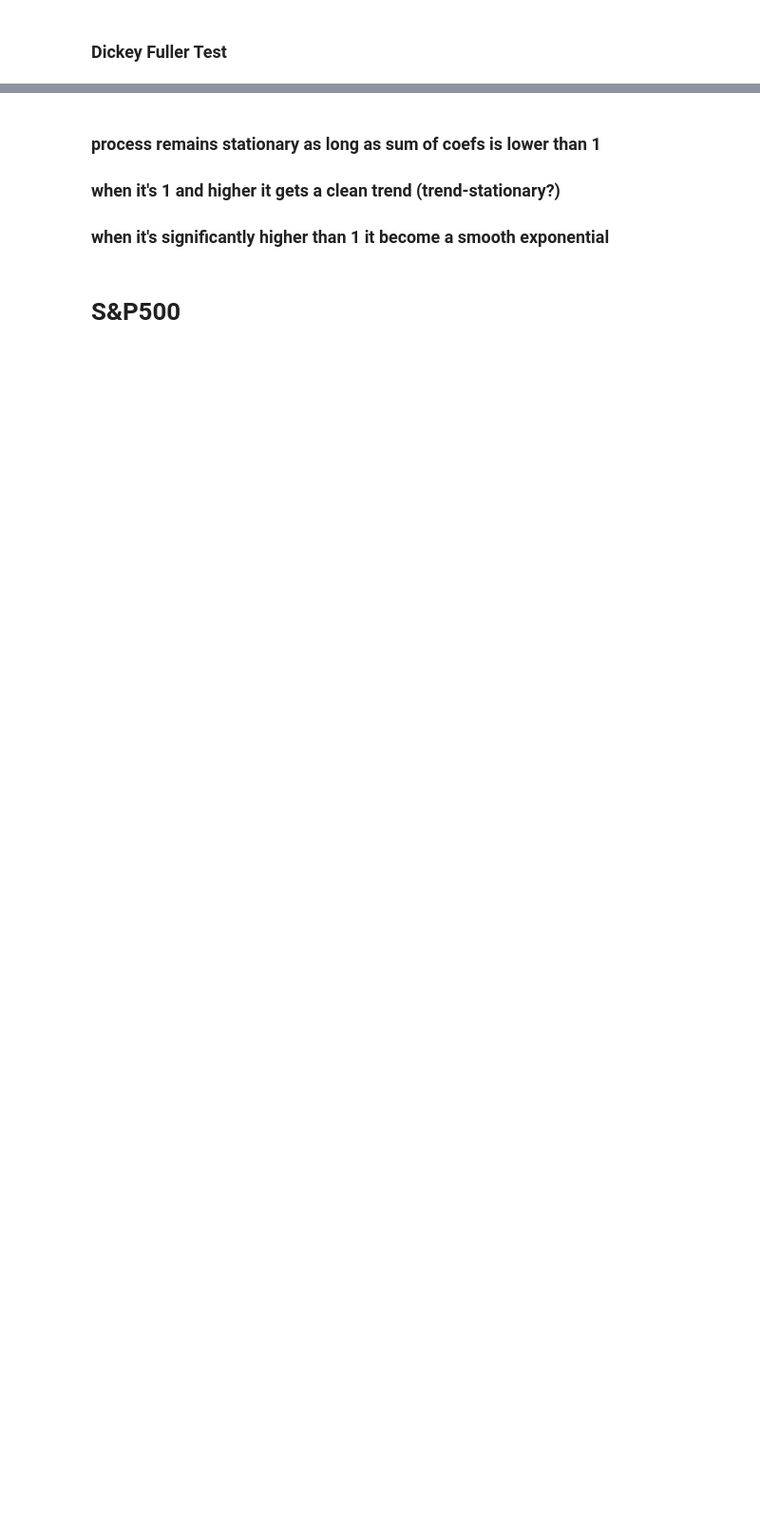
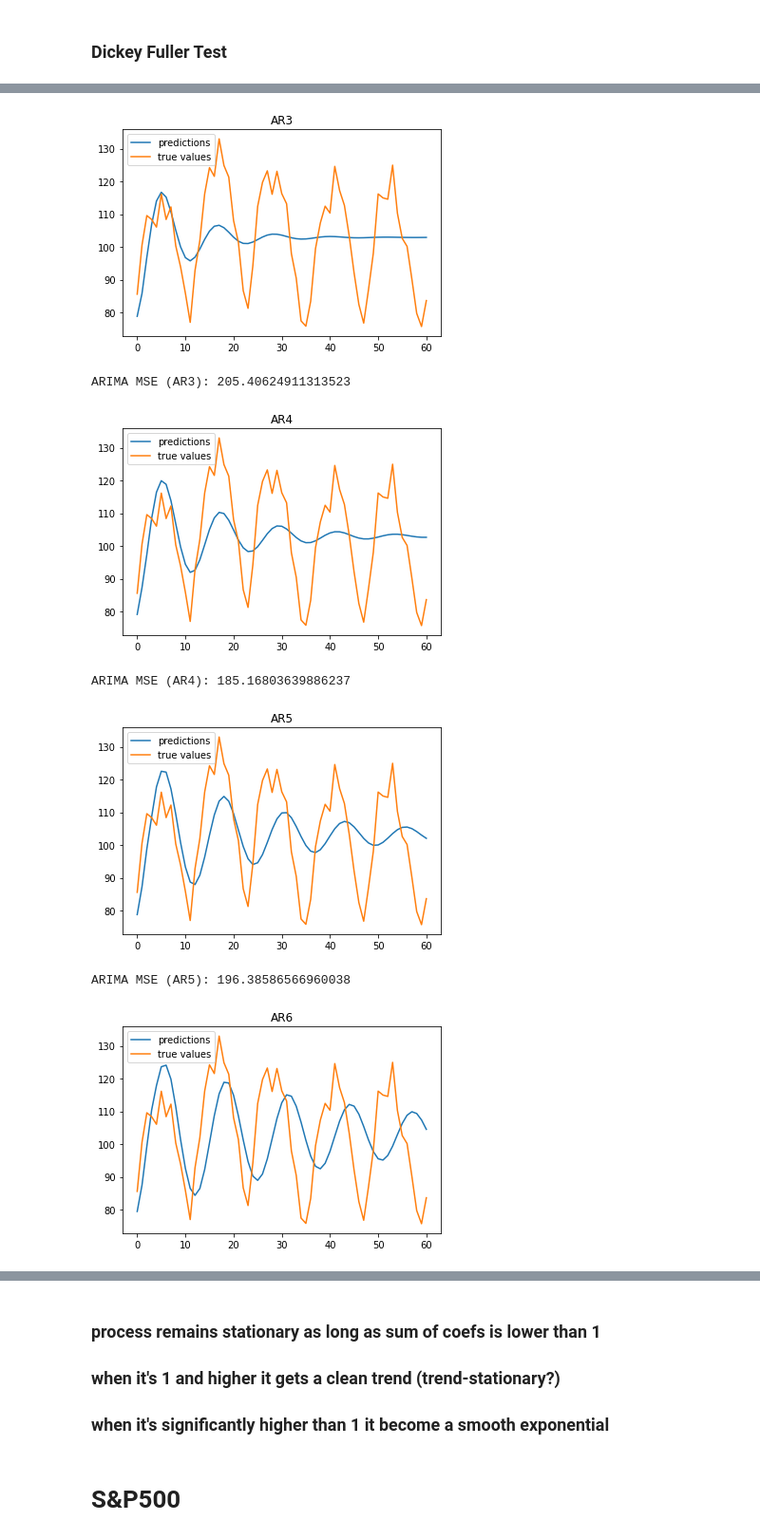
Before and after one commit to GrossBetruger/Kaggle, a Jupyter notebook: time_series_analysis/time_series_analysis.ipynb, the cells around one changed output, grey strips where cells are left out. Shown at 95% size. Saved outputs shown, nothing was run; the diff lists cells and outputs as text; code cells hidden in the pictures; blank space fills up the shorter version.

```diff
--- a/time_series_analysis/time_series_analysis.ipynb
+++ b/time_series_analysis/time_series_analysis.ipynb
@@ -99,0 +121,22 @@ using "number of lags" from the aug-dickey-fuller test helped!''')
+# %%
+# ARMA model
+from statsmodels.tsa.arima.model import ARIMA
+
+for i in range(3, 14):
+    model = ARIMA(train, order=(i, 0, 0)) # hyperparams are AR-lags, diff-size, and MA-window-size
+    model_fit = model.fit()
+    predictions = model_fit.predict(start=len(train), end=len(train)+len(test)-1)
+    plt.title(f'AR{i}')
+    plt.plot(predictions, label='predictions')
+    plt.plot(test, label='true values')
+    plt.legend()
+    plt.show()
+    print(f'''ARIMA MSE (AR{i}): {mean_squared_error(predictions, test)}''')
+# %% [output]
+[figure, added]
+ARIMA MSE (AR3): 205.40624911313523
+[figure, added]
+ARIMA MSE (AR4): 185.16803639886237
+[figure, added]
+ARIMA MSE (AR5): 196.38586566960038
+[figure, added]
```
Also changed, not shown: parts of 26 cells of this notebook.
